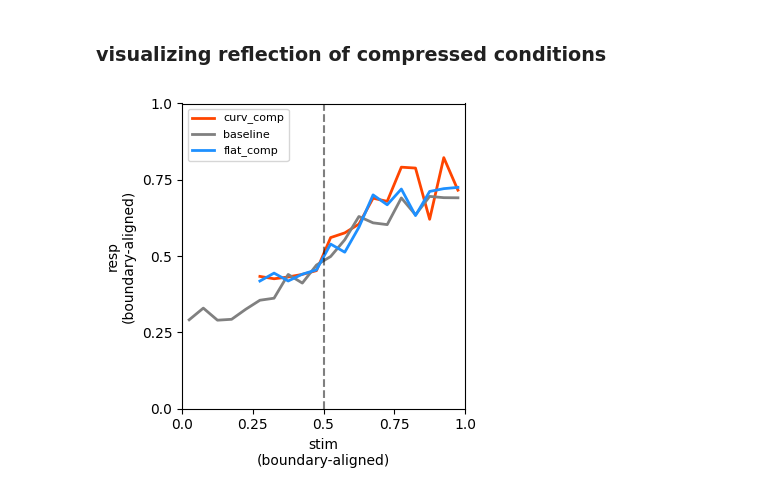
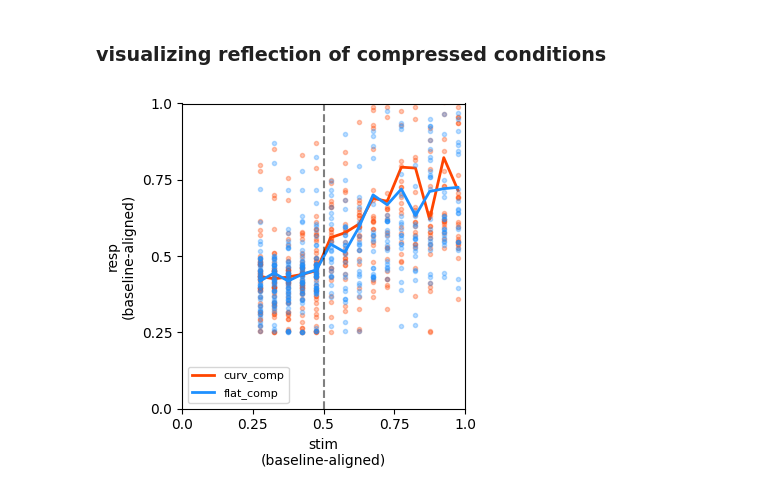
Before and after one commit to siyer7/asymmetry_design, a Jupyter notebook: code/python/beh_analyses_attention.ipynb, the cells around one changed output. Drawn from its saved outputs; the diff is of its cells as text; code cells hidden in the pictures.

```diff
--- a/code/python/beh_analyses_attention.ipynb
+++ b/code/python/beh_analyses_attention.ipynb
@@ -174,8 +174,8 @@ colors = {'curv_comp': 'orangered', 'baseline': 'gray', 'flat_comp': 'dodgerblue
 # plot each condition
 for cond in ['curv_comp', 'baseline', 'flat_comp']:
     df_cond = df_clean[df_clean['condition'] == cond].copy()
-#     ax.plot(df_cond['stim_pos'], df_cond['chosen_pos_aligned'], 'o',
-#             markersize=3, alpha=0.3, color=colors[cond])
+    ax.plot(df_cond['stim_pos'], df_cond['chosen_pos_aligned'], 'o',
+            markersize=3, alpha=0.3, color=colors[cond])
 
     # compute mean response per stim position
     mean_resp = df_cond.groupby('stim_pos')['chosen_pos_aligned'].mean().sort_index()
@@ -208,10 +208,10 @@ colors = {'curv_comp': 'orangered', 'baseline': 'gray', 'flat_comp': 'dodgerblue
 # plot each condition
 for cond in ['curv_comp', 'baseline', 'flat_comp']:
 
-    if cond == 'baseline': continue
+#     if cond == 'baseline': continue
     df_cond = df_clean[df_clean['condition'] == cond].copy()
-#     ax.plot(df_cond['stim_aligned_to_div'], df_cond['resp_aligned_to_div'], 'o',
-#             markersize=3, alpha=0.3, color=colors[cond])
+    ax.plot(df_cond['stim_aligned_to_div'], df_cond['resp_aligned_to_div'], 'o',
+            markersize=3, alpha=0.3, color=colors[cond])
 
     # compute mean response per stim position
     mean_resp = df_cond.groupby('stim_aligned_to_div')['resp_aligned_to_div'].mean().sort_index()
@@ -241,8 +241,8 @@ colors = {'curv_comp': 'orangered', 'baseline': 'gray', 'flat_comp': 'dodgerblue
 # plot each condition
 for cond in ['curv_comp', 'baseline', 'flat_comp']:
     df_cond = df_clean[df_clean['condition'] == cond].copy()
-#     ax.plot(df_cond['stim_ranks'], df_cond['resp_ranks'], 'o',
-#             markersize=3, alpha=0.3, color=colors[cond])
+    ax.plot(df_cond['stim_ranks'], df_cond['resp_ranks'], 'o',
+            markersize=3, alpha=0.3, color=colors[cond])
 
     # compute mean response per stim position
     mean_resp = df_cond.groupby('stim_ranks')['resp_ranks'].mean().sort_index()
@@ -266,38 +266,38 @@ interim summary: perception isn't objective, but aligned to context. The former
 # plot stim vs resp, colored by condition
 fig, ax = plt.subplots(1, 1, figsize=(4,4))
 colors = {'curv_comp': 'orangered', 'baseline': 'gray', 'flat_comp': 'dodgerblue'}
 
 # plot each condition
 for cond in ['curv_comp', 'baseline', 'flat_comp']:
 
-    # if cond == 'baseline': continue
+    if cond == 'baseline': continue
     df_cond = df_clean[df_clean['condition'] == cond].copy()
 
     if cond == 'flat_comp':
         df_cond['stim_aligned_to_div'] = -df_cond['stim_aligned_to_div']
         df_cond['resp_aligned_to_div'] = -df_cond['resp_aligned_to_div']
 
-    # ax.plot(df_cond['stim_aligned_to_div'], df_cond['resp_aligned_to_div'], 'o',
-    #         markersize=3, alpha=0.3, color=colors[cond])
+    ax.plot(df_cond['stim_aligned_to_div'], df_cond['resp_aligned_to_div'], 'o',
+            markersize=3, alpha=0.3, color=colors[cond])
 
     # compute mean response per stim position
     mean_resp = df_cond.groupby('stim_aligned_to_div')['resp_aligned_to_div'].mean().sort_index()
     ax.plot(mean_resp.index, mean_resp.values, '-', linewidth=2,
             label=cond, color=colors[cond])
 
 # add identity line
 # ax.plot([-.4, .4], [-.4, .4], 'k--', alpha=0.3)
 ax.axvline(0, color='black', linestyle='--', alpha=0.5)
-ax.set(xlabel='stim\n(boundary-aligned)', ylabel='resp\n(boundary-aligned)',
+ax.set(xlabel='stim\n(baseline-aligned)', ylabel='resp\n(baseline-aligned)',
        xticks=norm_ticks, xticklabels=norm_ticklabels,
        yticks=norm_ticks, yticklabels=norm_ticklabels,
        xlim=(-.4, .4), ylim=(-.4, .4))
 
 ax.legend(fontsize=8)
 plt.tight_layout()
 plt.show()
 # %% [output]
-[figure, old version]
+[figure, new version]
 # %%
 # fig, axs = plt.subplots(1, 3, figsize=(12, 3))
 # axs, ax = axs.flatten(), 0
```
Also changed, not shown: parts of 3 cells of this notebook, 5 other files.
